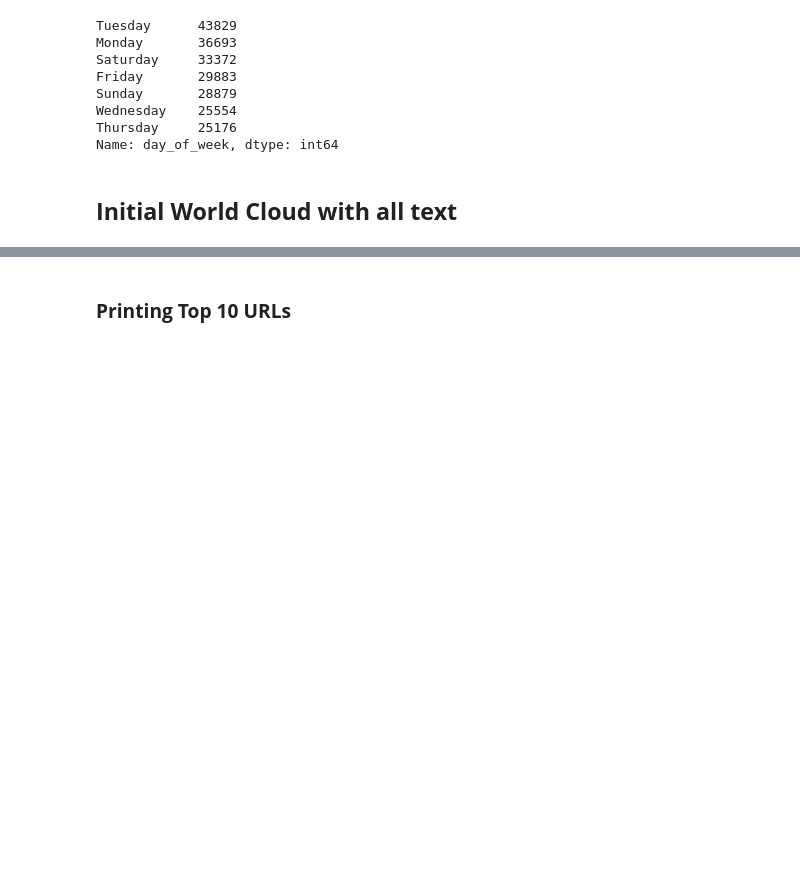
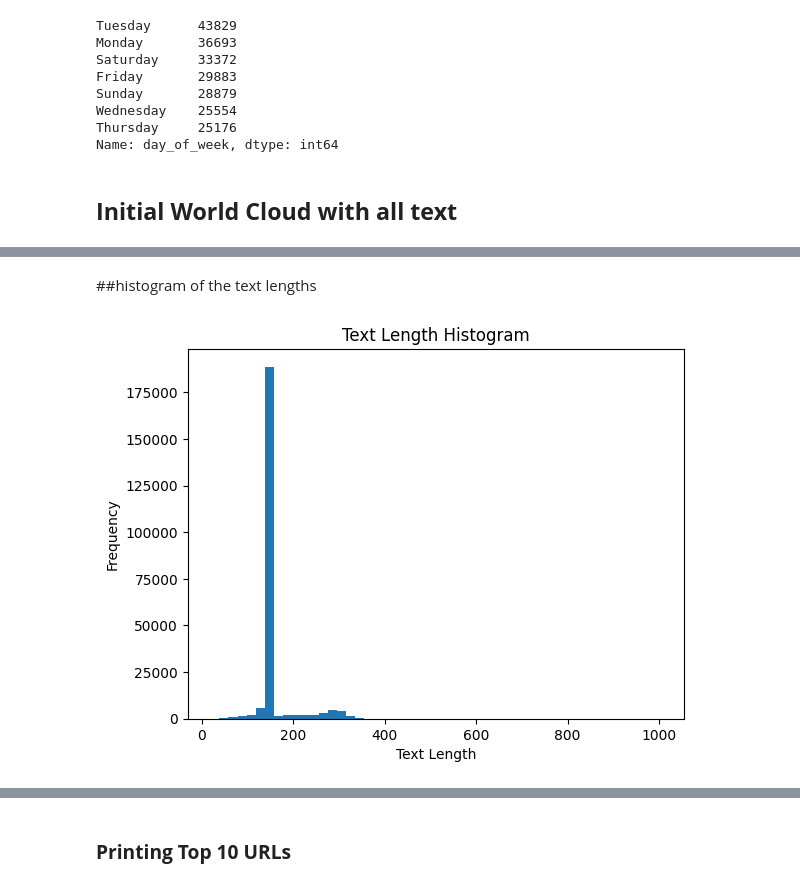
Before and after one commit to nisha1365/GEN-AI-POC, a Jupyter notebook: Vaccine_data_EDA.ipynb, the cells around one changed output, grey strips where cells are left out. Cells and saved outputs as stored; diff of their text form; code cells hidden in the pictures; blank space fills up the shorter version.

```diff
--- a/Vaccine_data_EDA.ipynb
+++ b/Vaccine_data_EDA.ipynb
@@ -622,0 +666,16 @@ plt.show()
+# %% [markdown]
+##histogram of the text lengths
+# %%
+import matplotlib.pyplot as plt
+
+# create a list of text lengths
+text_lengths = [len(text) for text in new_df['text']]
+
+# create a histogram of the text lengths
+plt.hist(text_lengths, bins=50)
+plt.title('Text Length Histogram')
+plt.xlabel('Text Length')
+plt.ylabel('Frequency')
+plt.show()
+# %% [output]
+[figure, added]
```
Also changed, not shown: parts of 16 cells of this notebook.
